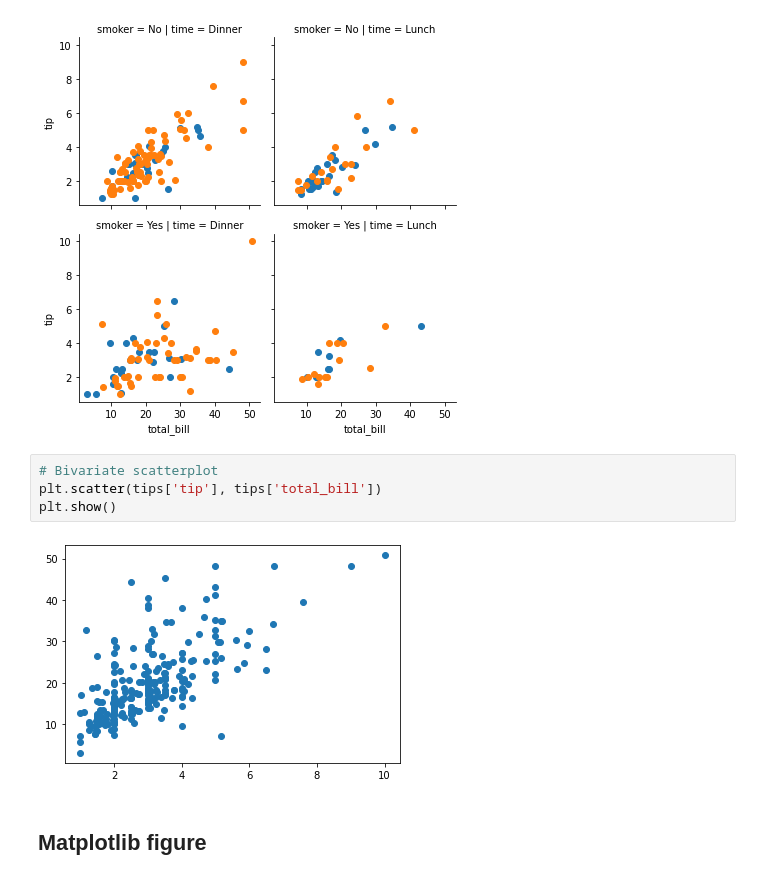
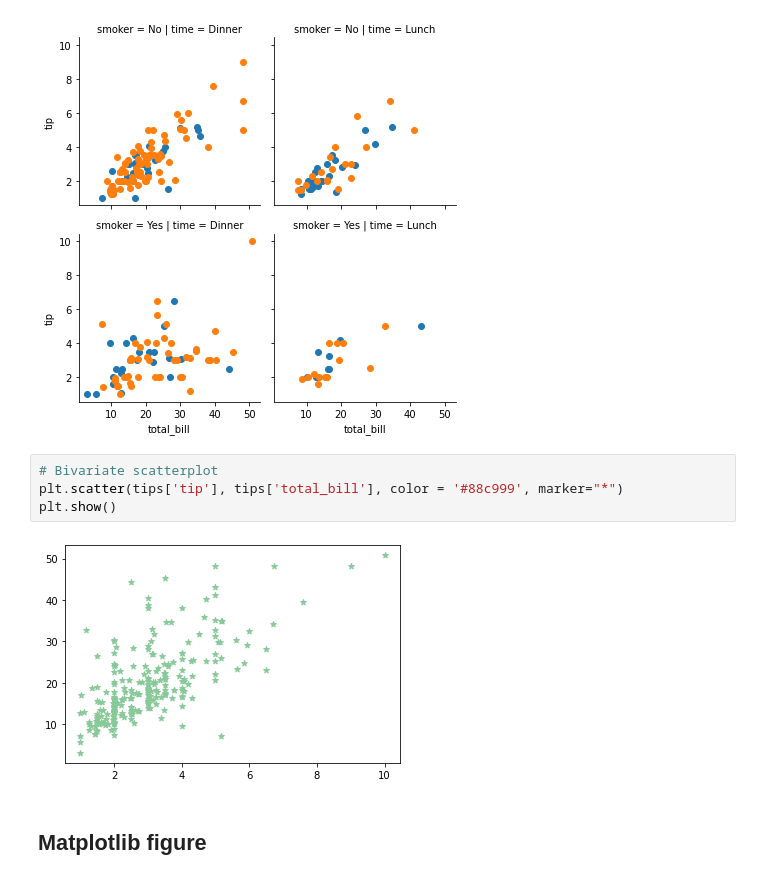
Before and after one commit to anita-owens/Data-with-Python, a Jupyter notebook: Data Visualization in Python.ipynb, the cells around one changed output. Saved outputs shown, nothing was run; the diff lists cells and outputs as text.

```diff
--- a/Data Visualization in Python.ipynb
+++ b/Data Visualization in Python.ipynb
@@ -156,10 +156,10 @@ plt.show()
 [figure]
 # %%
 # Bivariate scatterplot
-plt.scatter(tips['tip'], tips['total_bill'])
+plt.scatter(tips['tip'], tips['total_bill'], color = '#88c999', marker="*")
 plt.show()
 # %% [output]
-[figure, old version]
+[figure, new version]
 # %% [markdown]
 ## Matplotlib figure
 # %% [markdown]
```
Also changed, not shown: 8 other files.
